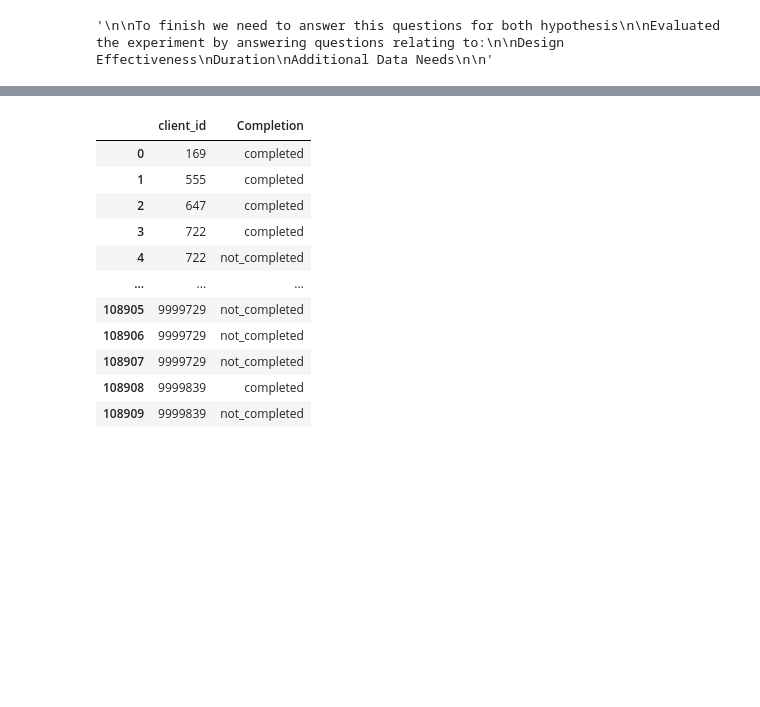
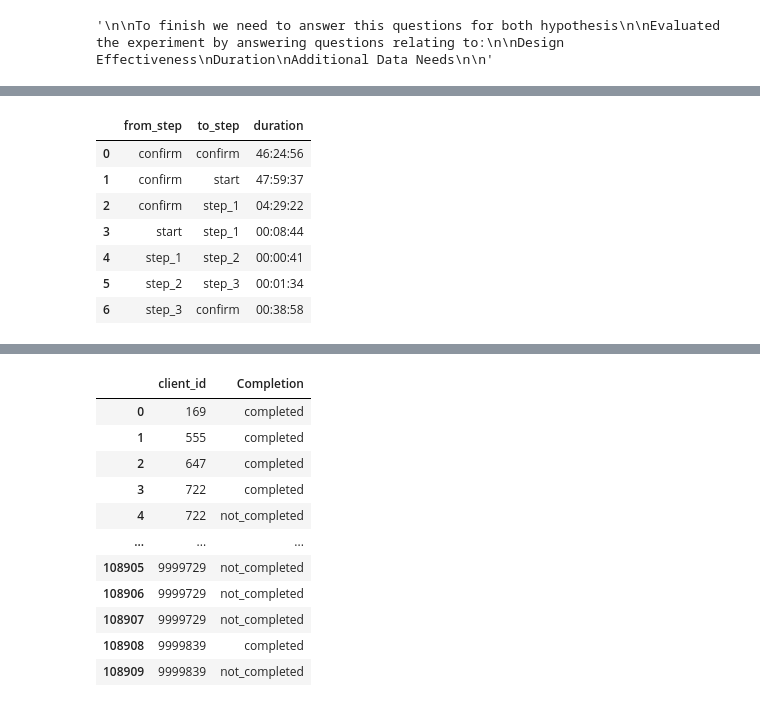
Before and after one commit to JorgeMMLRodrigues/vanguard_project, a Jupyter notebook: Main.ipynb, the cells around one changed output, grey strips where cells are left out. Cells and saved outputs as stored; diff of their text form; code cells hidden in the pictures; blank space fills up the shorter version.

```diff
--- a/Main.ipynb
+++ b/Main.ipynb
@@ -1707,0 +1795,15 @@ Additional Data Needs
+# %%
+df_avg_duration_succes_control['duration_str'] = df_avg_duration_succes_control['duration'].apply(hhmmss_rounded)
+df_avg_duration_succes_control = df_avg_duration_succes_control.drop(columns=['duration']) \
+       .rename(columns={'duration_str': 'duration'})
+# %%
+df_avg_duration_succes_control
+# %% [output]
+|  | from_step | to_step | duration |
+| 0 | confirm | confirm | 46:24:56 |
+| 1 | confirm | start | 47:59:37 |
+| 2 | confirm | step_1 | 04:29:22 |
+| 3 | start | step_1 | 00:08:44 |
+| 4 | step_1 | step_2 | 00:00:41 |
+| 5 | step_2 | step_3 | 00:01:34 |
+| 6 | step_3 | confirm | 00:38:58 |
```
Also changed, not shown: parts of 16 cells of this notebook, 2 other files.
